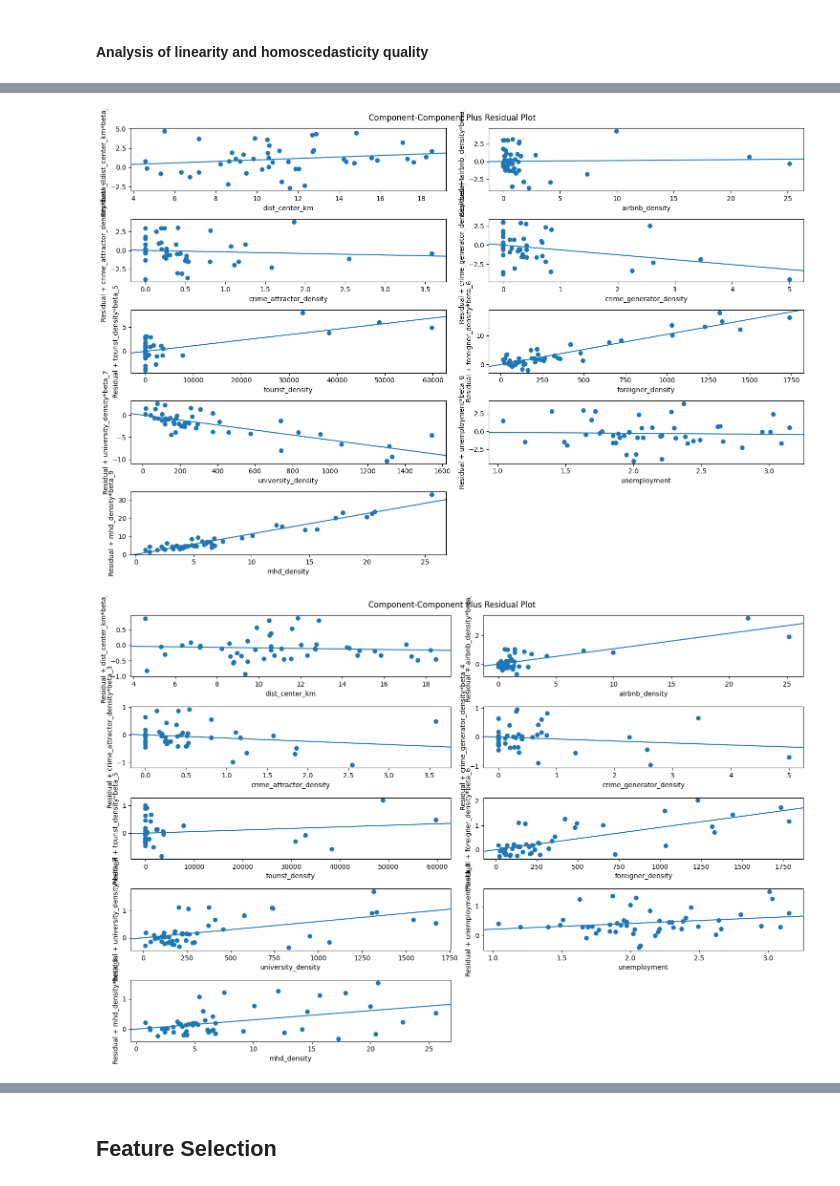
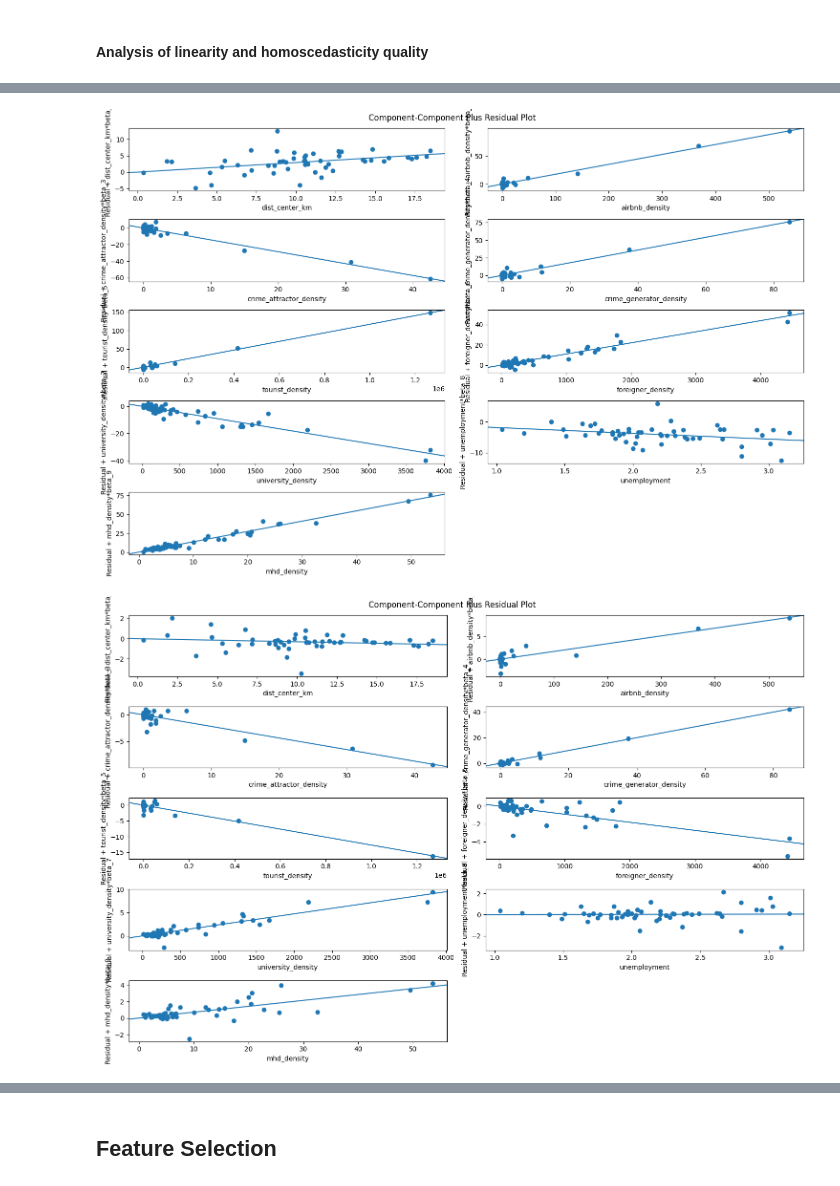
Before and after one commit to OiKek/SAN, a Jupyter notebook: src/exploratory-data-analysis.ipynb, the cells around one changed output, grey strips where cells are left out. Saved outputs shown, nothing was run; the diff lists cells and outputs as text; code cells hidden in the pictures.

```diff
--- a/src/exploratory-data-analysis.ipynb
+++ b/src/exploratory-data-analysis.ipynb
@@ -17,0 +151,5 @@ df = pd.read_csv("../data/final_dataset_mest.csv")
+# %%
+def ccpr_plot(linear_model):
+    fig = plt.figure(figsize=(15, 10))
+    sm.graphics.plot_ccpr_grid(linear_model, fig=fig)
+    plt.show()
@@ -772,11 +766,11 @@ outlier_single_plot(cooks_d_other, outliers_other)
 # %% [markdown]
 #### Remove outliers
 # %%
-X_bulglary = df.drop(outliers_burglary)
-X_disorder = df.drop(outliers_disorder)
-X_theft = df.drop(outliers_theft)
-X_violent = df.drop(outliers_violent)
-X_other = df.drop(outliers_other)
+X_bulglary = df.drop([1, 8, 16, 46])
+X_disorder = df.drop([8, 9, 46])
+X_theft = df.drop([1, 8, 18, 46, 56])
+X_violent = df.drop([1, 8, 18, 46])
+X_other = df.drop([8, 21, 41, 46])
 # %% [markdown]
 ## Linearity and Homoscedasticity
 # %% [markdown]
@@ -826,13 +822,9 @@ plt.show()
 # %%
-fig = plt.figure(figsize=(15, 10))
-sm.graphics.plot_ccpr_grid(lm_theft, fig=fig)
-plt.show()
+ccpr_plot(lm_theft)
 # %% [output]
-[figure, old version]
+[figure, new version]
 # %%
-fig = plt.figure(figsize=(15, 10))
-sm.graphics.plot_ccpr_grid(lm_violent, fig=fig)
-plt.show()
+ccpr_plot(lm_violent)
 # %% [output]
-[figure, old version]
+[figure, new version]
 # %%
```
Also changed, not shown: parts of 90 cells of this notebook.
